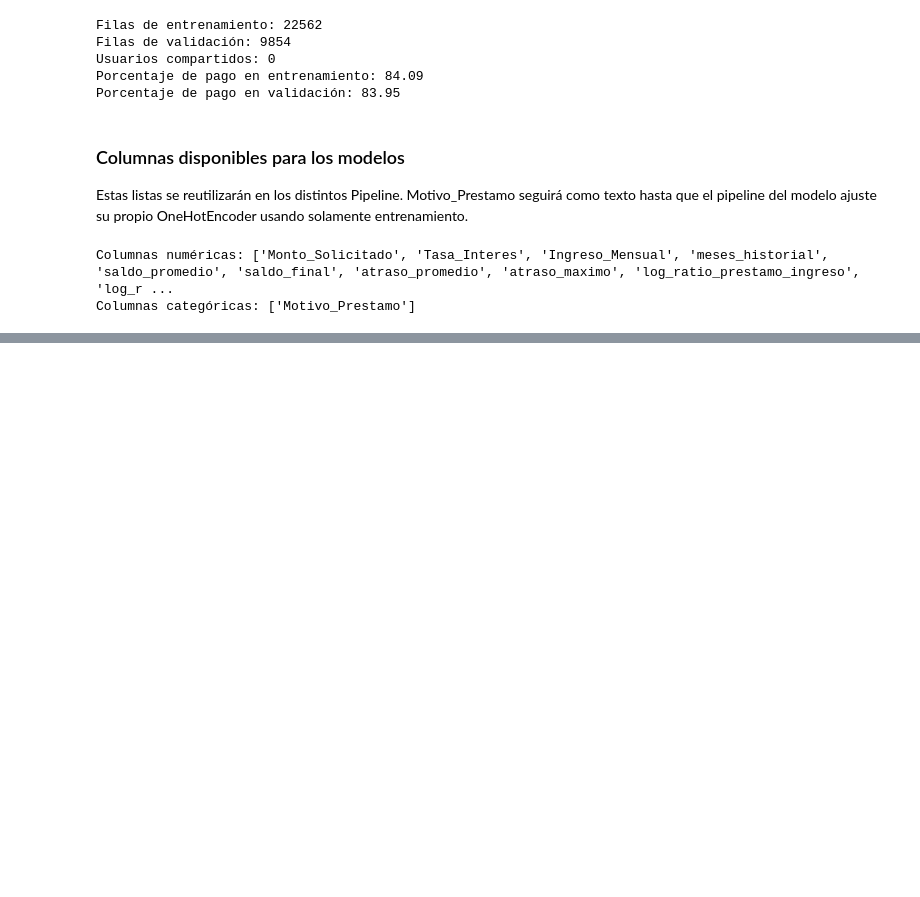
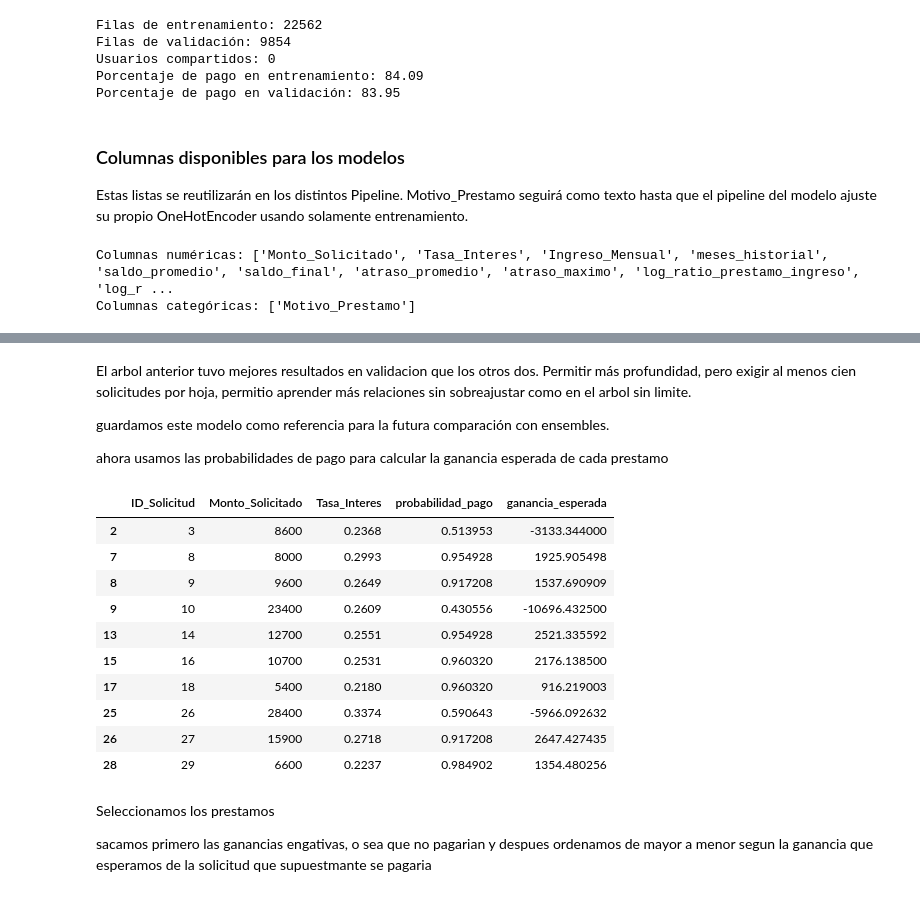
Before and after one commit to LuisMariaGomez/grupo2_gomez_failla_ia_2026_YBoscacciEnTp3, a Jupyter notebook: Tp3/analisis_tablas.ipynb, the cells around one changed output, grey strips where cells are left out. Drawn from its saved outputs; the diff is of its cells as text; code cells hidden in the pictures; blank space fills up the shorter version.

```diff
--- a/Tp3/analisis_tablas.ipynb
+++ b/Tp3/analisis_tablas.ipynb
@@ -616,0 +912,47 @@ Columnas categóricas: ['Motivo_Prestamo']
+# %% [markdown]
+El arbol anterior tuvo mejores resultados en validacion que los otros dos. Permitir más profundidad, pero exigir al menos cien solicitudes por hoja, permitio aprender más relaciones sin sobreajustar como en el arbol sin limite.
+
+guardamos este modelo como referencia para la futura comparación con ensembles.
+
+ahora usamos las probabilidades de pago para calcular la ganancia esperada de cada prestamo
+# %%
+# Conservamos los datos originales de las solicitudes de validación
+evaluacion_prestamos = validacion_completa.copy()
+
+evaluacion_prestamos["probabilidad_pago"] = (
+    probabilidades_validacion_ajustado
+)
+
+# Si paga, ganamos los intereses.
+# Si no paga, perdemos el capital prestado.
+evaluacion_prestamos["ganancia_esperada"] = (
+    evaluacion_prestamos["probabilidad_pago"]
+    * evaluacion_prestamos["Monto_Solicitado"]
+    * evaluacion_prestamos["Tasa_Interes"]
+    - (1 - evaluacion_prestamos["probabilidad_pago"])
+    * evaluacion_prestamos["Monto_Solicitado"]
+)                                                       # Ej Ganancia esperada = 0,90 × 200 − 0,10 × 1.000  = 80 USD
+
+evaluacion_prestamos[[
+    "ID_Solicitud",
+    "Monto_Solicitado",
+    "Tasa_Interes",
+    "probabilidad_pago",
+    "ganancia_esperada"
+]].head(10)
+# %% [output]
+|  | ID_Solicitud | Monto_Solicitado | Tasa_Interes | probabilidad_pago | ganancia_esperada |
+| 2 | 3 | 8600 | 0.2368 | 0.513953 | -3133.344000 |
+| 7 | 8 | 8000 | 0.2993 | 0.954928 | 1925.905498 |
+| 8 | 9 | 9600 | 0.2649 | 0.917208 | 1537.690909 |
+| 9 | 10 | 23400 | 0.2609 | 0.430556 | -10696.432500 |
+| 13 | 14 | 12700 | 0.2551 | 0.954928 | 2521.335592 |
+| 15 | 16 | 10700 | 0.2531 | 0.960320 | 2176.138500 |
+| 17 | 18 | 5400 | 0.2180 | 0.960320 | 916.219003 |
+| 25 | 26 | 28400 | 0.3374 | 0.590643 | -5966.092632 |
+| 26 | 27 | 15900 | 0.2718 | 0.917208 | 2647.427435 |
+| 28 | 29 | 6600 | 0.2237 | 0.984902 | 1354.480256 |
+# %% [markdown]
+Seleccionamos los prestamos
+
+sacamos primero las ganancias engativas, o sea que no pagarian y despues ordenamos de mayor a menor segun la ganancia que esperamos de la solicitud que supuestmante se pagaria
```
Also changed, not shown: parts of 27 cells of this notebook, 2 other files.
